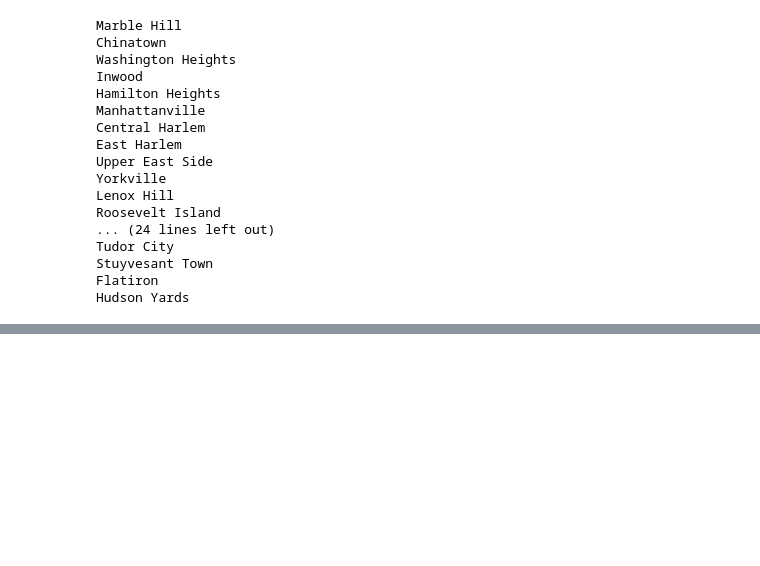
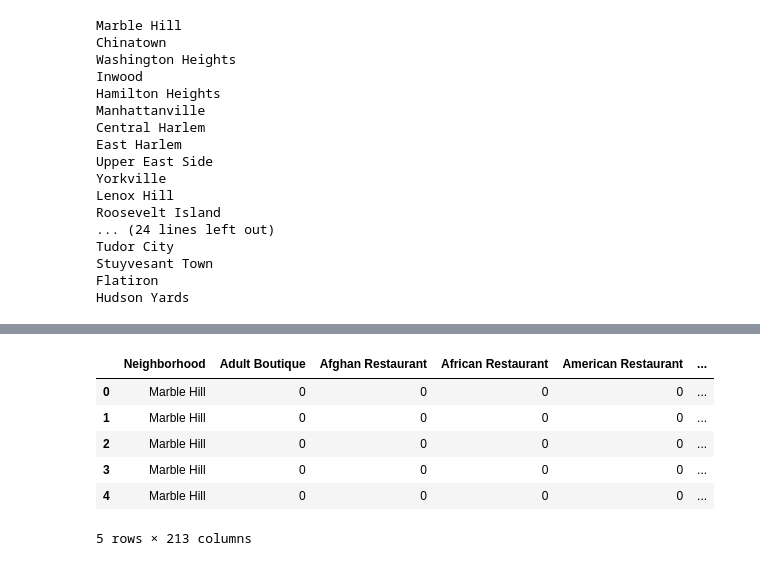
Before and after one commit to Rohan6c/capstone, a Jupyter notebook: mkk.ipynb, the cells around one changed output, grey strips where cells are left out. Saved outputs shown, nothing was run; the diff lists cells and outputs as text; code cells hidden in the pictures; blank space fills up the shorter version.

```diff
--- a/mkk.ipynb
+++ b/mkk.ipynb
@@ -389,0 +404,14 @@ torontogroup.head()
+# %%
+manhatanhotcod=pd.get_dummies(manhatan['Venue Category'],prefix="",prefix_sep="")
+manhatanhotcod['Neighborhood']=manhatan['Neighborhood Name']
+fixed_clo=[manhatanhotcod.columns[-1]]+list(manhatanhotcod.columns[:-1])
+manhatancod=manhatanhotcod[fixed_clo]
+manhatancod.head()
+# %% [output]
+|  | Neighborhood | Adult Boutique | Afghan Restaurant | African Restaurant | American Restaurant | ... |
+| 0 | Marble Hill | 0 | 0 | 0 | 0 | ... |
+| 1 | Marble Hill | 0 | 0 | 0 | 0 | ... |
+| 2 | Marble Hill | 0 | 0 | 0 | 0 | ... |
+| 3 | Marble Hill | 0 | 0 | 0 | 0 | ... |
+| 4 | Marble Hill | 0 | 0 | 0 | 0 | ... |
+5 rows × 213 columns
```
Also changed, not shown: parts of 9 cells of this notebook.
